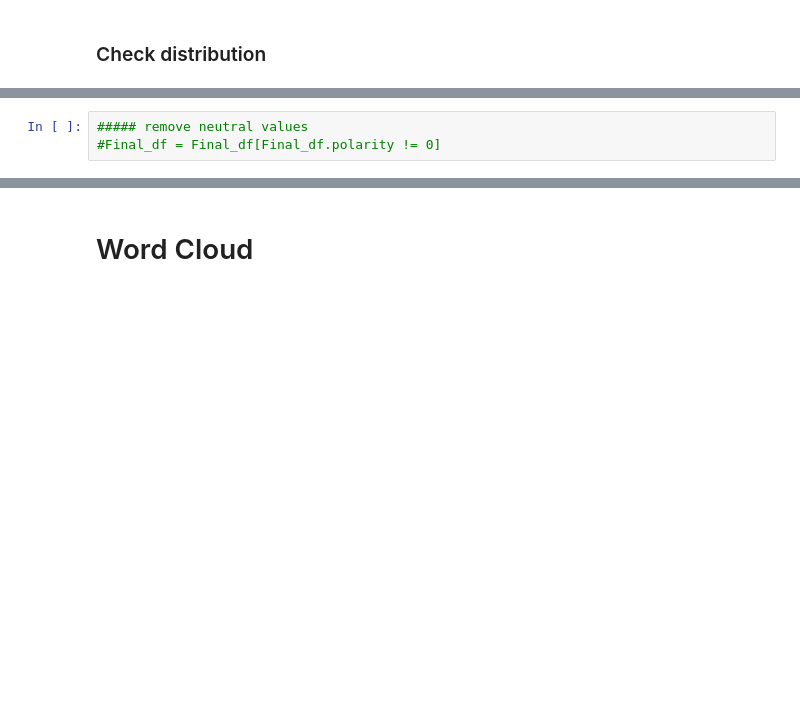
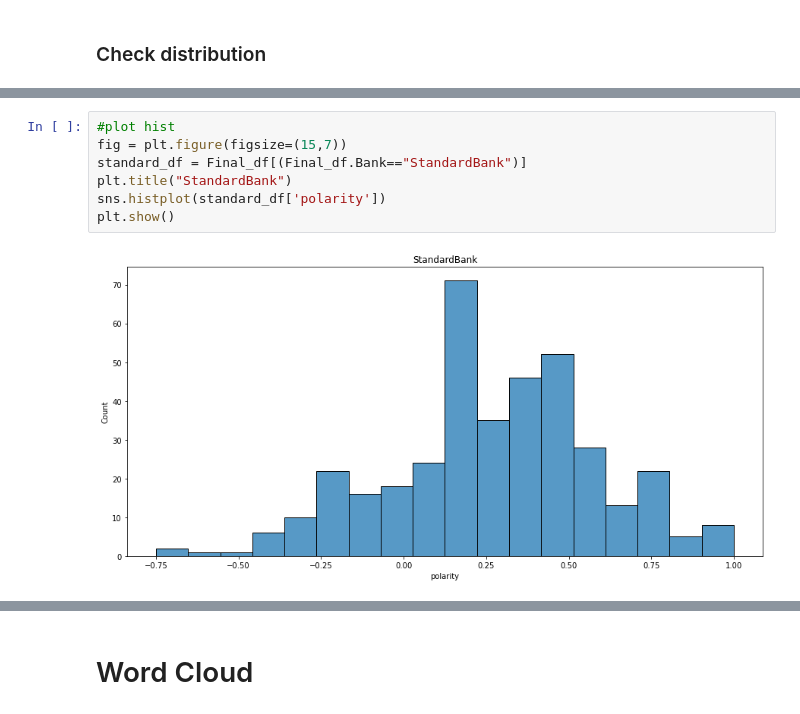
Before and after one commit to Slyth3/Sentiment-analysis-of-South-African-Banks-POC, a Jupyter notebook: Twint_SentimentAnalysis.ipynb, the cells around one changed output, grey strips where cells are left out. Saved outputs shown, nothing was run; the diff lists cells and outputs as text; blank space fills up the shorter version.

```diff
--- a/Twint_SentimentAnalysis.ipynb
+++ b/Twint_SentimentAnalysis.ipynb
@@ -205,3 +310,9 @@ plt.show()
-# %%
-##### remove neutral values
-#Final_df = Final_df[Final_df.polarity != 0]
+# %%
+#plot hist
+fig = plt.figure(figsize=(15,7))
+standard_df = Final_df[(Final_df.Bank=="StandardBank")]
+plt.title("StandardBank")
+sns.histplot(standard_df['polarity'])
+plt.show()
+# %% [output]
+[figure, added]
```
Also changed, not shown: parts of 30 cells of this notebook, 6 other files.
